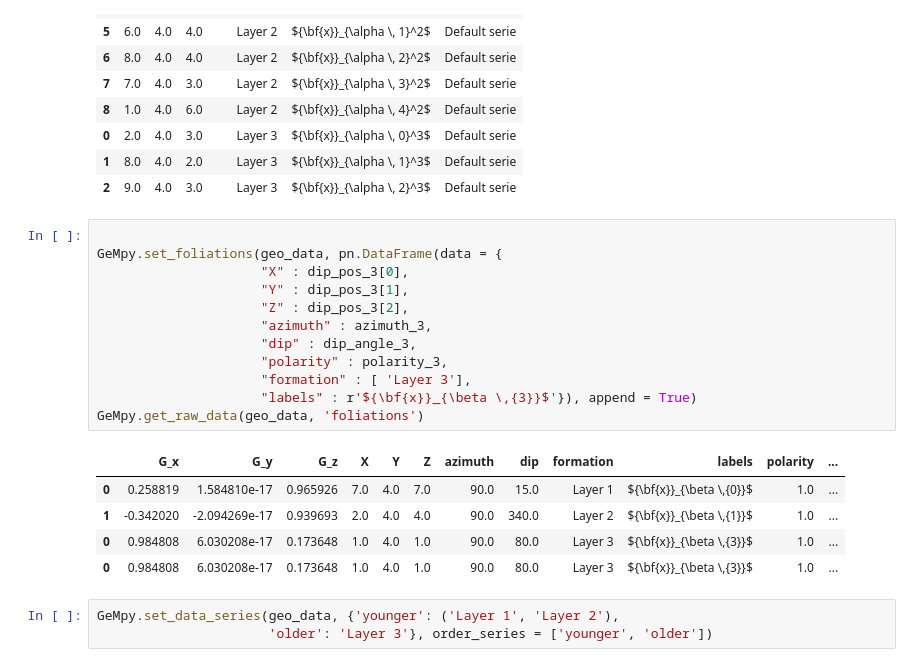
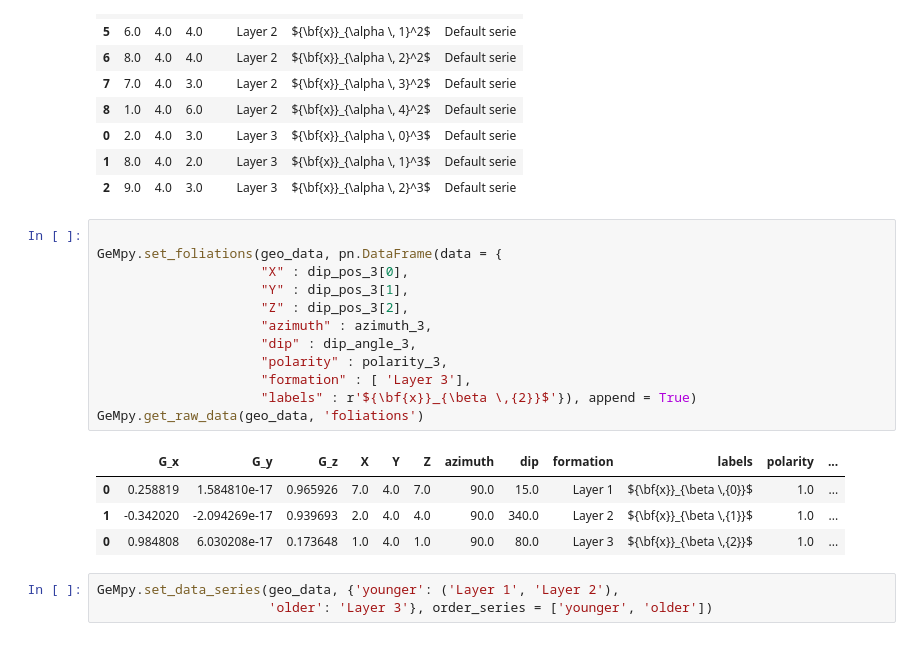
Before and after one commit to nre-aachen/gempy, a Jupyter notebook: Prototype Notebook/Example_2_Simple.ipynb, the cells around one changed output. Drawn from its saved outputs; the diff is of its cells as text.

```diff
--- a/Prototype Notebook/Example_2_Simple.ipynb
+++ b/Prototype Notebook/Example_2_Simple.ipynb
@@ -306,21 +291,20 @@ I am here
 # %%
 
 GeMpy.set_foliations(geo_data, pn.DataFrame(data = {
                      "X" : dip_pos_3[0],
                      "Y" : dip_pos_3[1],
                      "Z" : dip_pos_3[2],
                      "azimuth" : azimuth_3,
                      "dip" : dip_angle_3,
                      "polarity" : polarity_3,
                      "formation" : [ 'Layer 3'],
-                     "labels" : r'${\bf{x}}_{\beta \,{3}}$'}), append = True)
+                     "labels" : r'${\bf{x}}_{\beta \,{2}}$'}), append = True)
 GeMpy.get_raw_data(geo_data, 'foliations')
 # %% [output]
 |  | G_x | G_y | G_z | X | Y | Z | azimuth | dip | formation | labels | polarity | ... |
 | 0 | 0.258819 | 1.584810e-17 | 0.965926 | 7.0 | 4.0 | 7.0 | 90.0 | 15.0 | Layer 1 | ${\bf{x}}_{\beta \,{0}}$ | 1.0 | ... |
 | 1 | -0.342020 | -2.094269e-17 | 0.939693 | 2.0 | 4.0 | 4.0 | 90.0 | 340.0 | Layer 2 | ${\bf{x}}_{\beta \,{1}}$ | 1.0 | ... |
-| 0 | 0.984808 | 6.030208e-17 | 0.173648 | 1.0 | 4.0 | 1.0 | 90.0 | 80.0 | Layer 3 | ${\bf{x}}_{\beta \,{3}}$ | 1.0 | ... |
-| 0 | 0.984808 | 6.030208e-17 | 0.173648 | 1.0 | 4.0 | 1.0 | 90.0 | 80.0 | Layer 3 | ${\bf{x}}_{\beta \,{3}}$ | 1.0 | ... |
+| 0 | 0.984808 | 6.030208e-17 | 0.173648 | 1.0 | 4.0 | 1.0 | 90.0 | 80.0 | Layer 3 | ${\bf{x}}_{\beta \,{2}}$ | 1.0 | ... |
 # %%
 GeMpy.set_data_series(geo_data, {'younger': ('Layer 1', 'Layer 2'),
                       'older': 'Layer 3'}, order_series = ['younger', 'older'])
```
Also changed, not shown: parts of 12 cells of this notebook, 27 other files.
